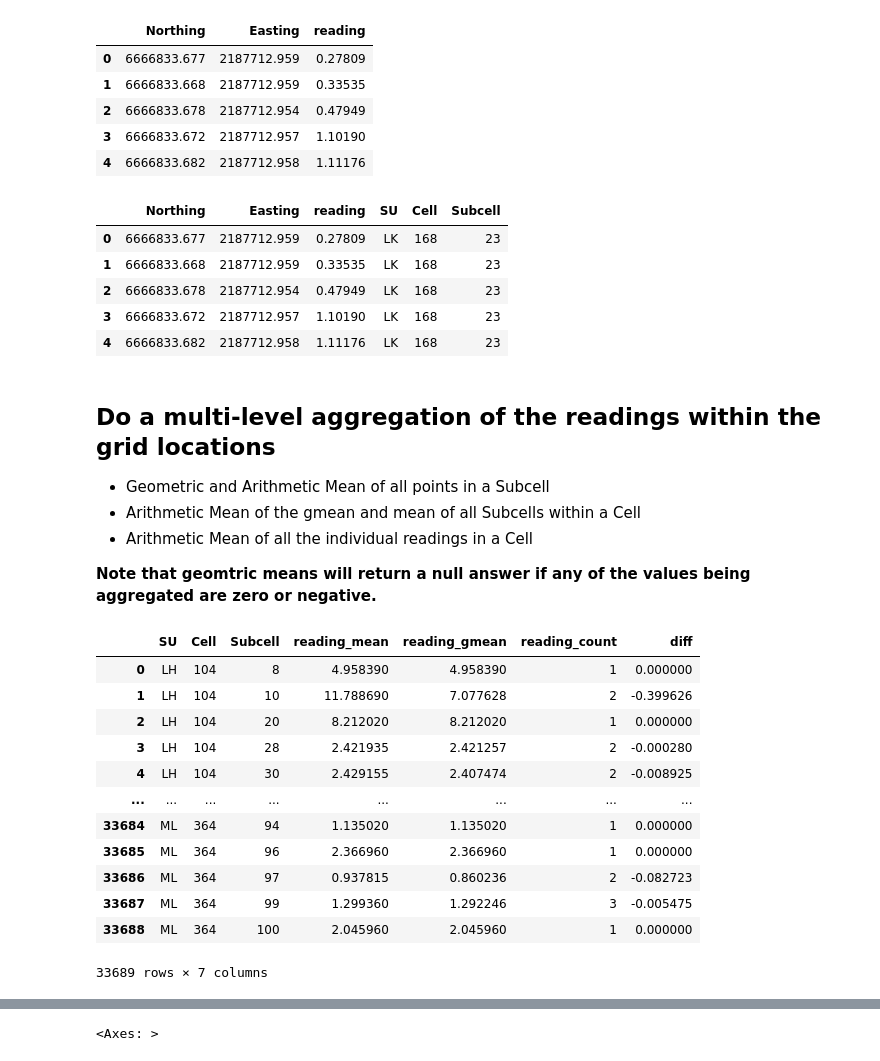
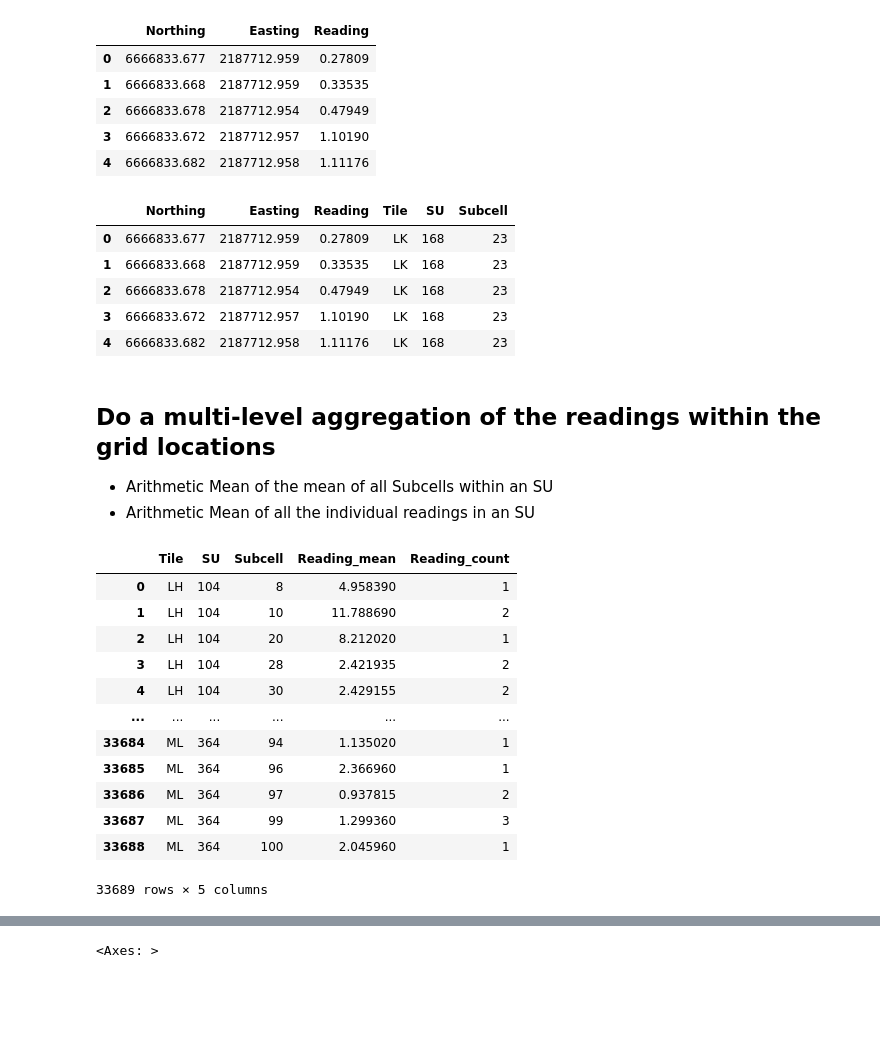
Before and after one commit to paulboal/moab-data, a Jupyter notebook: moab.ipynb, the cells around one changed output, grey strips where cells are left out. Saved outputs shown, nothing was run; the diff lists cells and outputs as text; code cells hidden in the pictures; blank space fills up the shorter version.

```diff
--- a/moab.ipynb
+++ b/moab.ipynb
@@ -125,10 +124,10 @@ INPUT_FILE='SDG-001_Ra226_ScanData_YXReading.csv'
 OUTPUT_FILE='SDG-001_Ra226_ScanData_YXReading.xlsx'
 
 points = pd.read_csv(INPUT_FILE, dtype=float, header=None)
-points.columns = ['Northing','Easting','reading']
+points.columns = ['Northing','Easting','Reading']
 points.head()
 # %% [output]
-|  | Northing | Easting | reading |
+|  | Northing | Easting | Reading |
 | 0 | 6666833.677 | 2187712.959 | 0.27809 |
 | 1 | 6666833.668 | 2187712.959 | 0.33535 |
 | 2 | 6666833.678 | 2187712.954 | 0.47949 |
@@ -138,10 +137,10 @@ points.head()
 # Change the logging level so we don't get lots of noise from the convert_xy() function.
 logger.setLevel(level=logging.INFO)
 
-points[['SU','Cell','Subcell']] = points.apply(lambda v: convert_xy(v[1], v[0]), axis=1, result_type='expand')
+points[['Tile','SU','Subcell']] = points.apply(lambda v: convert_xy(v[1], v[0]), axis=1, result_type='expand')
 points.head()
 # %% [output]
-|  | Northing | Easting | reading | SU | Cell | Subcell |
+|  | Northing | Easting | Reading | Tile | SU | Subcell |
 | 0 | 6666833.677 | 2187712.959 | 0.27809 | LK | 168 | 23 |
 | 1 | 6666833.668 | 2187712.959 | 0.33535 | LK | 168 | 23 |
 | 2 | 6666833.678 | 2187712.954 | 0.47949 | LK | 168 | 23 |
@@ -150,32 +149,28 @@ points.head()
 # %% [markdown]
 ## Do a multi-level aggregation of the readings within the grid locations
 
-* Geometric and Arithmetic Mean of all points in a Subcell
-* Arithmetic Mean of the gmean and mean of all Subcells within a Cell
-* Arithmetic Mean of all the individual readings in a Cell
-
-**Note that geomtric means will return a null answer if any of the values being aggregated are zero or negative.**
+* Arithmetic Mean of the mean of all Subcells within an SU
+* Arithmetic Mean of all the individual readings in an SU
 # %%
 # Compute the arithmetic and geometric means at the subcell level
 from scipy.stats import gmean
 
-subcell_mean = points.groupby(['SU','Cell','Subcell']).agg({'reading': ['mean', (lambda x: gmean(x)), 'count']}).reset_index()
-subcell_mean.columns = ['SU','Cell','Subcell','reading_mean', 'reading_gmean', 'reading_count']
-subcell_mean['diff'] = (subcell_mean['reading_gmean'] - subcell_mean['reading_mean']) / subcell_mean['reading_mean']
+subcell_mean = points.groupby(['Tile','SU','Subcell']).agg({'Reading': ['mean', 'count']}).reset_index()
+subcell_mean.columns = ['Tile','SU','Subcell','Reading_mean', 'Reading_count']
 subcell_mean
 # %% [output]
-|  | SU | Cell | Subcell | reading_mean | reading_gmean | reading_count | diff |
-| 0 | LH | 104 | 8 | 4.958390 | 4.958390 | 1 | 0.000000 |
-| 1 | LH | 104 | 10 | 11.788690 | 7.077628 | 2 | -0.399626 |
-| 2 | LH | 104 | 20 | 8.212020 | 8.212020 | 1 | 0.000000 |
-| 3 | LH | 104 | 28 | 2.421935 | 2.421257 | 2 | -0.000280 |
-| 4 | LH | 104 | 30 | 2.429155 | 2.407474 | 2 | -0.008925 |
-| ... | ... | ... | ... | ... | ... | ... | ... |
-| 33684 | ML | 364 | 94 | 1.135020 | 1.135020 | 1 | 0.000000 |
-| 33685 | ML | 364 | 96 | 2.366960 | 2.366960 | 1 | 0.000000 |
-| 33686 | ML | 364 | 97 | 0.937815 | 0.860236 | 2 | -0.082723 |
-| 33687 | ML | 364 | 99 | 1.299360 | 1.292246 | 3 | -0.005475 |
-| 33688 | ML | 364 | 100 | 2.045960 | 2.045960 | 1 | 0.000000 |
+|  | Tile | SU | Subcell | Reading_mean | Reading_count |
+| 0 | LH | 104 | 8 | 4.958390 | 1 |
+| 1 | LH | 104 | 10 | 11.788690 | 2 |
+| 2 | LH | 104 | 20 | 8.212020 | 1 |
+| 3 | LH | 104 | 28 | 2.421935 | 2 |
+| 4 | LH | 104 | 30 | 2.429155 | 2 |
+| ... | ... | ... | ... | ... | ... |
+| 33684 | ML | 364 | 94 | 1.135020 | 1 |
+| 33685 | ML | 364 | 96 | 2.366960 | 1 |
+| 33686 | ML | 364 | 97 | 0.937815 | 2 |
+| 33687 | ML | 364 | 99 | 1.299360 | 3 |
+| 33688 | ML | 364 | 100 | 2.045960 | 1 |
-33689 rows × 7 columns
+33689 rows × 5 columns
 # %%
 # Compute the arithmetic average of the subcell averages
```
Also changed, not shown: parts of 18 cells of this notebook, 3 other files.
